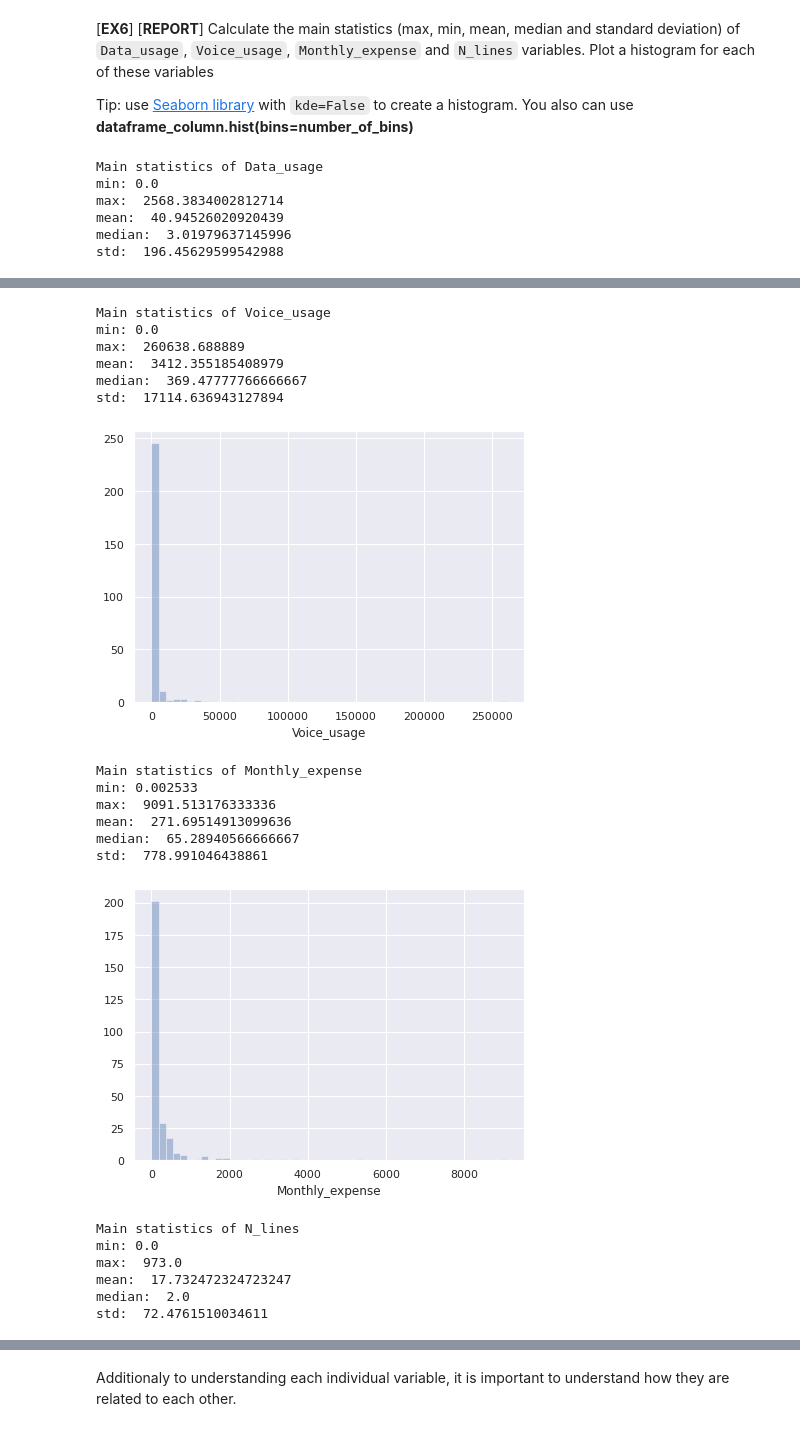
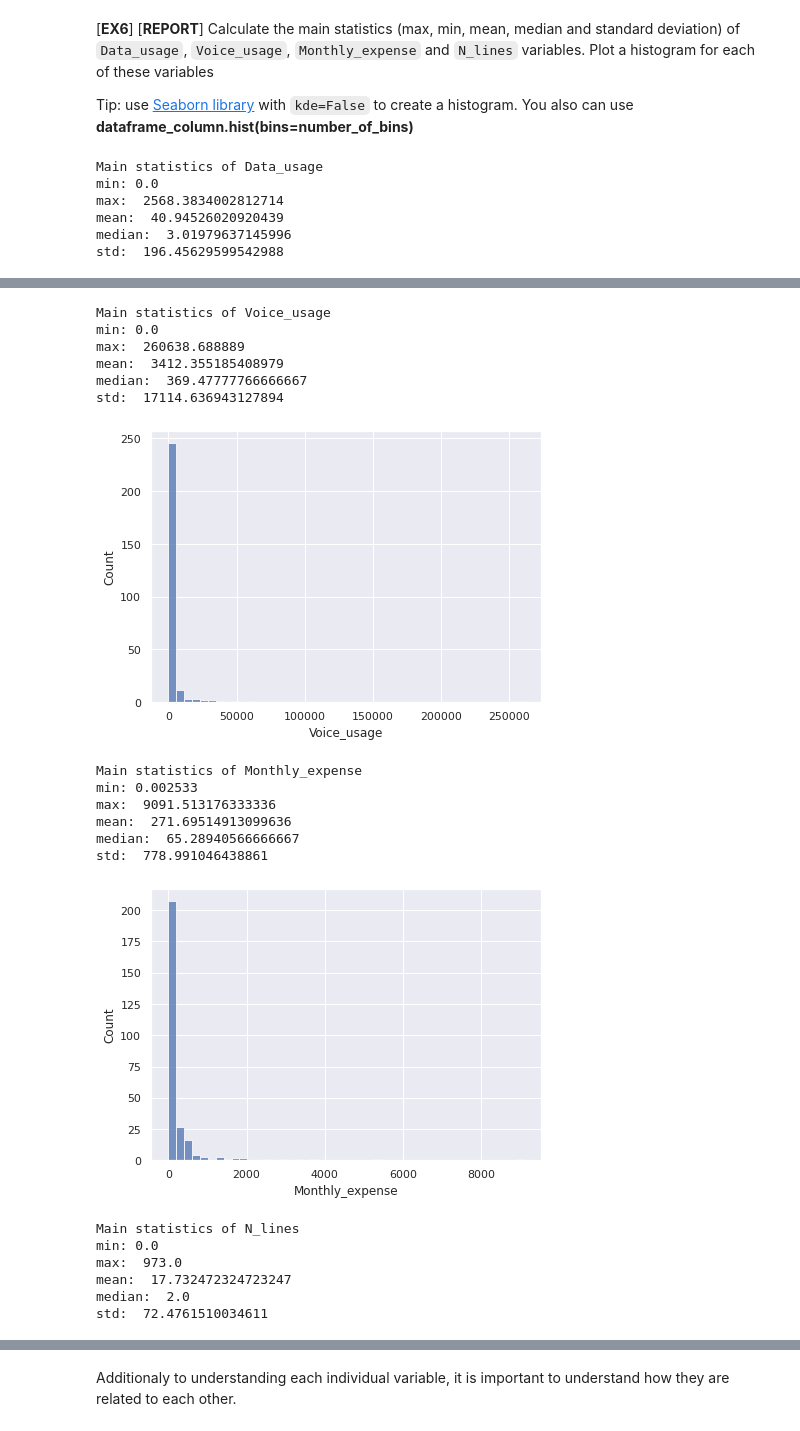
Before and after one commit to Alejandro-FA/UPF-Machine_Learning, a Jupyter notebook: Project-1/P01_Clustering students.ipynb, the cells around one changed output, grey strips where cells are left out. Drawn from its saved outputs; the diff is of its cells as text; code cells hidden in the pictures.

```diff
--- a/Project-1/P01_Clustering students.ipynb
+++ b/Project-1/P01_Clustering students.ipynb
@@ -293,8 +296,8 @@ for col in main_statistics:
     "\nstd: ", main_statistics[col]["std"], "\n")
 
     sns.set(rc={'figure.figsize':(7,5)})
-    sns.distplot(customer_dt_summary[col], kde=False)
-    # sns.histplot(customer_dt_summary[col], bins = 15)
+    # sns.distplot(customer_dt_summary[col], kde=False)
+    sns.histplot(customer_dt_summary[col], bins = 45)
     plt.show()
 # %% [output]
 Main statistics of Data_usage
@@ -307,17 +310,17 @@ std:  196.45629599542988
 Main statistics of Voice_usage
 min: 0.0
 max:  260638.688889
 mean:  3412.355185408979
 median:  369.47777766666667
 std:  17114.636943127894
-[figure, old version]
+[figure, new version]
 Main statistics of Monthly_expense
 min: 0.002533
 max:  9091.513176333336
 mean:  271.69514913099636
 median:  65.28940566666667
 std:  778.991046438861
-[figure, old version]
+[figure, new version]
 Main statistics of N_lines
 min: 0.0
 max:  973.0
```
Also changed, not shown: parts of 23 cells of this notebook.
